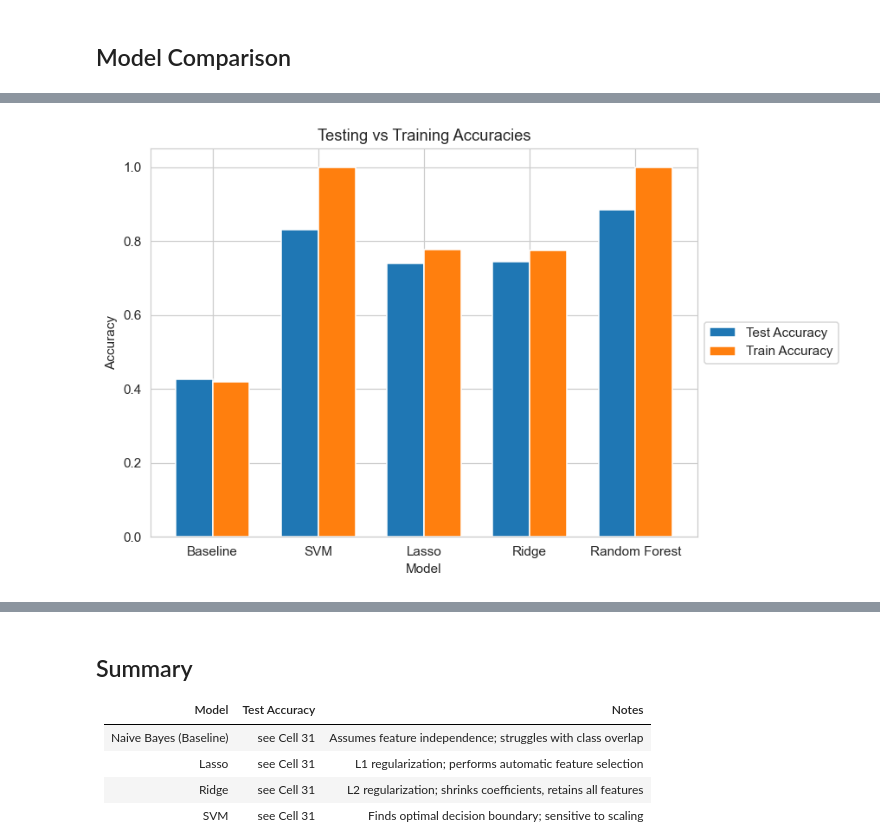
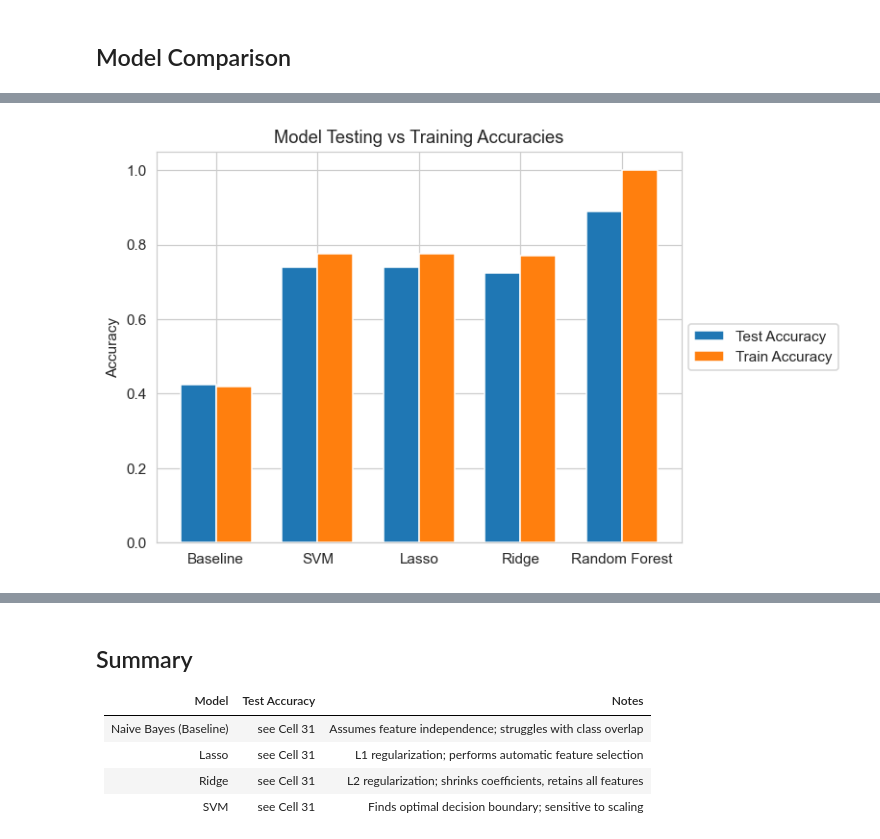
Before and after one commit to Beau-Belkowski/STT_811_Final_Project, a Jupyter notebook: STT_811_Project_Final.ipynb, the cells around one changed output, grey strips where cells are left out. Cells and saved outputs as stored; diff of their text form; code cells hidden in the pictures.

```diff
--- a/STT_811_Project_Final.ipynb
+++ b/STT_811_Project_Final.ipynb
@@ -108,2 +149,14 @@ df['Demand_Forecast_Accuracy_Pct'] = clean_numeric_column(df['Demand_Forecast_Ac
+# %%
+data['Avg_Daily_Sales'] = clean_numeric_column(data['Avg_Daily_Sales'])
+data['Days_of_Inventory'] = clean_numeric_column(data['Days_of_Inventory'])
+data['Unit_Cost_USD'] = clean_numeric_column(data['Unit_Cost_USD'])
+data['Last_Purchase_Price_USD'] = clean_numeric_column(data['Last_Purchase_Price_USD'])
+data['Total_Inventory_Value_USD'] = clean_numeric_column(data['Total_Inventory_Value_USD'])
+data['SKU_Churn_Rate'] = clean_numeric_column(data['SKU_Churn_Rate'])
+data['Order_Frequency_per_month'] = clean_numeric_column(data['Order_Frequency_per_month'])
+data['Supplier_OnTime_Pct'] = clean_numeric_column(data['Supplier_OnTime_Pct'], is_percent=True)
+data['Audit_Variance_Pct'] = clean_numeric_column(data['Audit_Variance_Pct'], is_percent=True)
+data['Demand_Forecast_Accuracy_Pct'] = clean_numeric_column(data['Demand_Forecast_Accuracy_Pct'], is_percent=True)
 # %%
-df['Forecast_Next_30d'] = (df['Forecast_Next_30d'] * 1000).astype(int)
+# This column was unique so it needed to be handles separately
+data['Forecast_Next_30d'] = (data['Forecast_Next_30d'] * 1000).astype(int)
@@ -150,8 +239,8 @@ plt.show()
 # %% [output]
 [figure]
 # %%
-# Class distribution
-class_counts = df['ABC_Class'].value_counts().sort_index()
+# Building a visualization for looking at class distributions
+class_counts = data['ABC_Class'].value_counts().sort_index()
 
 fig, ax = plt.subplots(figsize=(5, 4))
 ax.bar(class_counts.index, class_counts.values, color=['#2196F3', '#FF9800', '#4CAF50'])
@@ -703,37 +1161,25 @@ ChildProcessError: [Errno 10] No child processes
 # %%
-train_test = {
-    "Test Accuracy":  [
-        accuracy_score(y_test, y_pred_nb),
-        accuracy_score(y_test, y_pred_svm),
-        accuracy_score(y_test, y_pred_lasso),
-        accuracy_score(y_test, y_pred_ridge),
-        accuracy_score(y_test, y_pred_rfc),
-    ],
-    "Train Accuracy": [
-        accuracy_score(y_train, y_pred_nb_train),
-        accuracy_score(y_train, y_pred_svm_train),
-        accuracy_score(y_train, y_pred_lasso_train),
-        accuracy_score(y_train, y_pred_ridge_train),
-        accuracy_score(y_train, y_pred_rfc_train),
-    ]
+# Comparing model testing and training accuracies with a visualization
+models = {
+    "Test Accuracy": [0.425, 0.74, 0.74, 0.725, 0.89],
+    "Train Accuracy": [0.419, 0.77625, 0.77625, 0.77, 1.0]
 }
 
-categories = ["Baseline", "SVM", "Lasso", "Ridge", "Random Forest"]
+categories = ['Baseline', 'SVM', 'Lasso', 'Ridge', 'Random Forest']
 x = np.arange(len(categories))
-width = 0.35
-n_groups = len(train_test)
+width = 0.35  # slightly wider since only 2 bars
 
-plt.figure(figsize=(8, 5))
-for i, (label, values) in enumerate(train_test.items()):
-    plt.bar(x + (i - (n_groups - 1)/2) * width, values, width, label=label)
+plt.figure()
+
+n_models = len(models)
+
+for i, (model_name, values) in enumerate(models.items()):
+    plt.bar(x + (i - (n_models - 1)/2) * width, values, width, label=model_name)
 
 plt.xticks(x, categories)
-plt.legend(loc="center left", bbox_to_anchor=(1, 0.5))
-plt.xlabel("Model")
-plt.ylabel("Accuracy")
-plt.title("Testing vs Training Accuracies")
-plt.ylim(0, 1.05)
-plt.tight_layout()
+plt.legend(loc='center left', bbox_to_anchor=(1, 0.5))
+plt.ylabel('Accuracy')
+plt.title('Model Testing vs Training Accuracies')
 plt.show()
 # %% [output]
-[figure, old version]
+[figure, new version]
```
Also changed, not shown: parts of 57 cells of this notebook.
